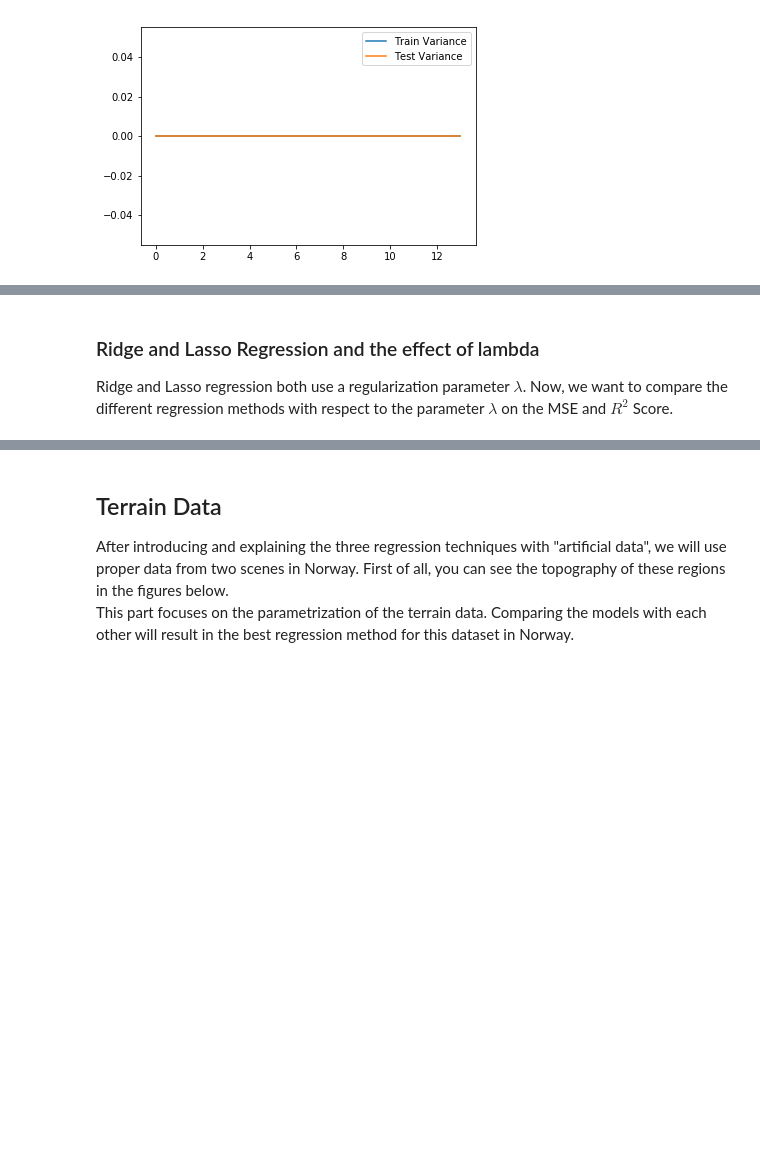
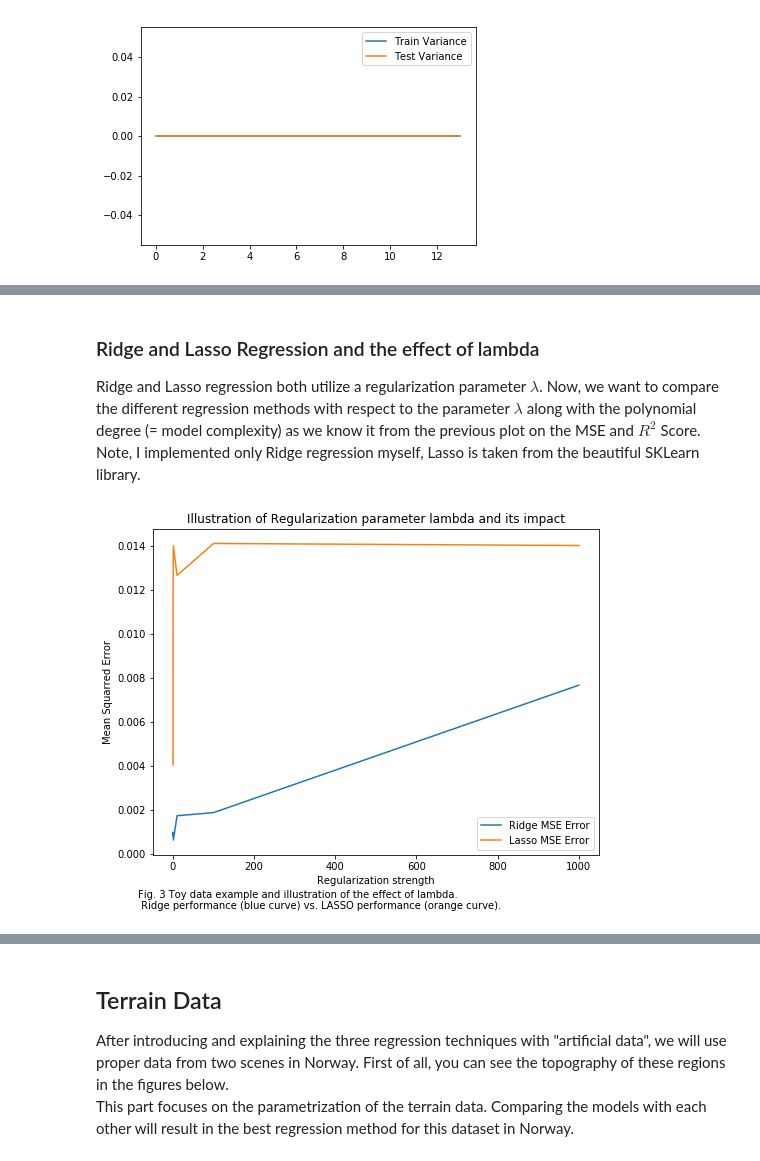
Before and after one commit to lenlehm/Credit_Card_Analysis, a Jupyter notebook: RegressionAnalysisAndResampling.ipynb, the cells around one changed output, grey strips where cells are left out. Cells and saved outputs as stored; diff of their text form; code cells hidden in the pictures; blank space fills up the shorter version.

```diff
--- a/RegressionAnalysisAndResampling.ipynb
+++ b/RegressionAnalysisAndResampling.ipynb
@@ -629,4 +640,5 @@ However, when juggling real data from the world it should look as follows: <br>
 
 ### Ridge and Lasso Regression and the effect of lambda
 
-Ridge and Lasso regression both use a regularization parameter $\lambda$. Now, we want to compare the different regression methods with respect to the parameter $\lambda$ on the MSE and $R^2$ Score.
+Ridge and Lasso regression both utilize a regularization parameter $\lambda$. Now, we want to compare the different regression methods with respect to the parameter $\lambda$ along with the polynomial degree (= model complexity) as we know it from the previous plot on the MSE and $R^2$ Score. <br />
+Note, I implemented only Ridge regression myself, Lasso is taken from the beautiful SKLearn library.
@@ -661,0 +645,58 @@ for lamda in lambda_to_test:
+# %%
+n_data_points = 100
+polynom_degree = 5
+testing_size = 0.2
+splitting = True
+noise = False # want to add noise to our fits?
+lambda_to_test = [0.01, 0.1, 1, 10, 100, 1000]
+maxdegree = 14 # doing some random shit from 15 onwards, so stay with 14
+
+# store the errors to plot them later on
+r2  = np.zeros(len(lambda_to_test))
+mse = np.zeros(len(lambda_to_test))
+r2_lasso  = np.zeros(len(lambda_to_test))
+mse_lasso = np.zeros(len(lambda_to_test))
+
+for i,lamda in enumerate(lambda_to_test):
+    # Initialize the RegressionMethods class with the Ridge and Lasso Regression included
+    scrutinizing_lamda = lehmannsch_enchantment(function=FrankeFunction, n=n_data_points, lamda=lamda, degree=polynom_degree, testing_size=testing_size)
+
+    # fit the model, create the design Matrix for Evaluation and evaluate
+    scrutinizing_lamda.Lehmann_Ridge_fit(scrutinizing_lamda.lamda, scrutinizing_lamda.X_train, scrutinizing_lamda.y_train, splitting, noise)
+    testing_X  = CreateDesignMatrix_X(scrutinizing_lamda.X_test, scrutinizing_lamda.y_test, scrutinizing_lamda.degree)
+    scrutinizing_lamda.Lehmann_Predictions('RIDGE', testing_X, split=splitting)
+
+    # same shit for LASSO, but this predicts straight away and has the predictions in member variable stored
+    scrutinizing_lamda.Sklearn_Lasso(scrutinizing_lamda.lamda, scrutinizing_lamda.X_train, scrutinizing_lamda.y_train, noise=noise)
+
+    # Initialize the Score Class for RIDGE for the R2 and MSE error
+    scoring = lehmann_approved(scrutinizing_lamda.test_targets, scrutinizing_lamda.lehmann_ridge_pred)
+    mse[i] = scoring.MeanSquaredError()
+    r2[i]  = scoring.R2_Score()
+
+    # LASSO Scores
+    sk_lasso = lehmann_approved(scrutinizing_lamda.test_targets, scrutinizing_lamda.sklearn_lasso)
+    mse_lasso[i] = sk_lasso.MeanSquaredError()
+    r2_lasso[i]  = sk_lasso.R2_Score()
+
+#     print("\nSKLearn LASSO, split: True, noise: {},  MSE: {}".format(noise, sk_lasso.MeanSquaredError()))
+#     print("SKLearn LASSO, split: True, noise: {},  R2: {}".format(noise, sk_lasso.R2_Score()))
+#     print("\nMy Ridge, split: {}, noise: {},  MSE: {}".format(splitting, noise, scoring.MeanSquaredError()))
+#     print("My Ridge, split: {}, noise: {},  R2 : {}".format(splitting, noise, scoring.R2_Score()))
+
+# A plot is saying more than 1000 words could describe it - so let's describe what we see then:
+txt = 'Fig. 3 Toy data example and illustration of the effect of lambda. \n Ridge performance (blue curve) vs. LASSO performance (orange curve).'
+
+fig = plt.figure(figsize=(8,6))
+plt.plot(lambda_to_test, mse, label='Ridge MSE Error')
+plt.plot(lambda_to_test, mse_lasso, label='Lasso MSE Error')
+plt.ylabel("Mean Squarred Error")
+plt.xlabel("Regularization strength")
+plt.legend(loc="upper left")
+plt.title("Illustration of Regularization parameter lambda and its impact")
+plt.savefig(plot_dir + '\\lambda_effects.png', transparent=True, bbox_inches='tight')
+fig.text(0.1, 0, txt)
+plt.legend()
+plt.show()
+# %% [output]
+[figure, added]
```
Also changed, not shown: parts of 6 cells of this notebook, 1 other file.
